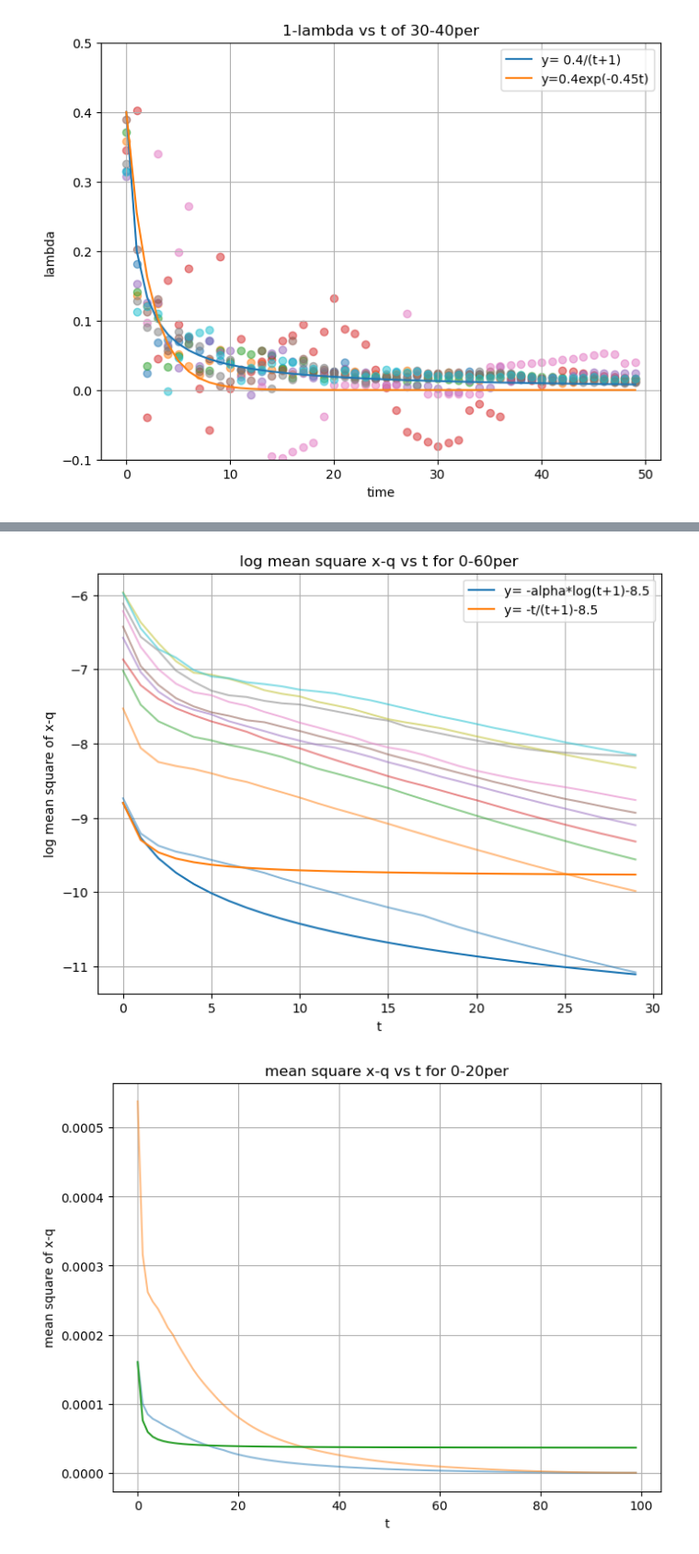
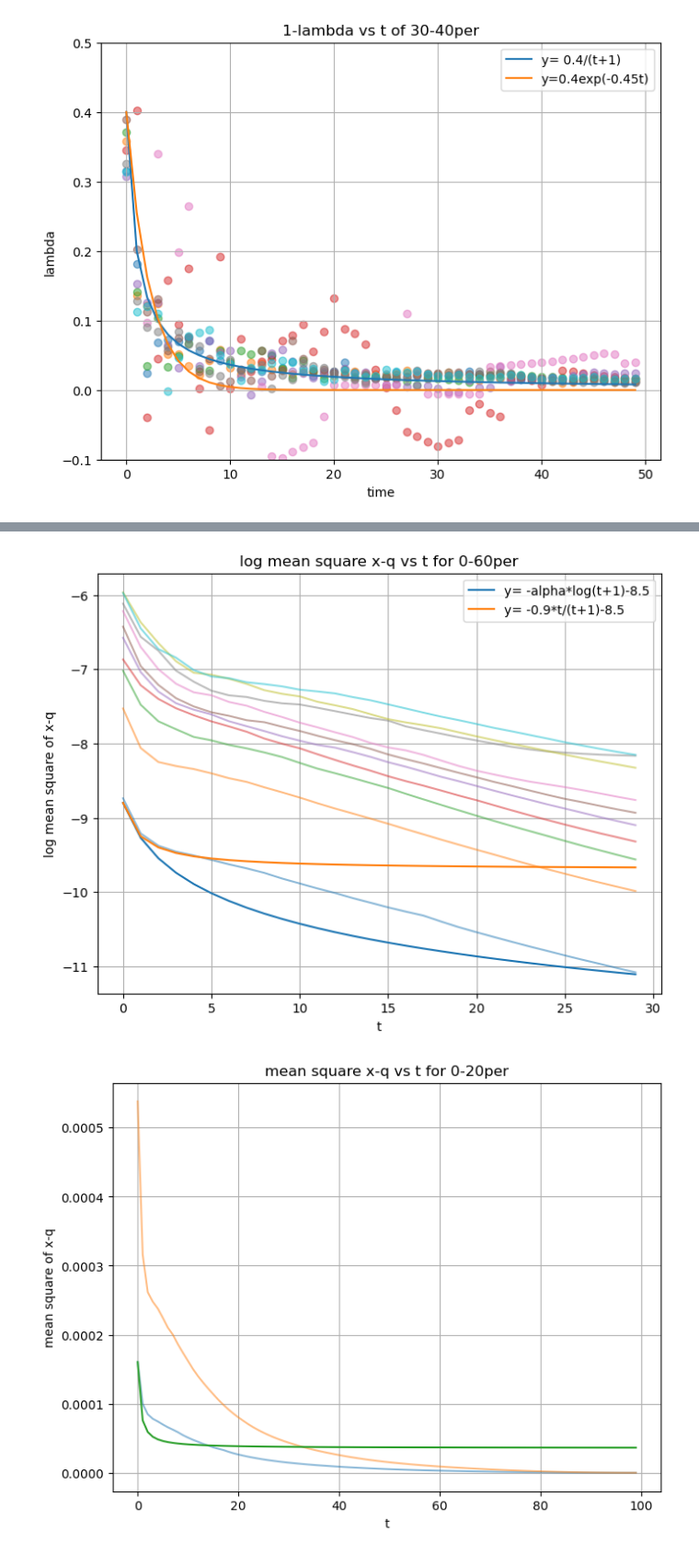
Before and after one commit to LABO-M/horserace, a Jupyter notebook: keiba17.ipynb, the cells around one changed output, grey strips where cells are left out. Shown at 92% size. Drawn from its saved outputs; the diff is of its cells as text; code cells hidden in the pictures.

```diff
--- a/keiba17.ipynb
+++ b/keiba17.ipynb
@@ -964,0 +971,23 @@ plt.show()
+# %%
+plt.figure(figsize=(8, 6))
+
+t = np.arange(0, 99)
+
+for i in range(40,60):
+    x = lambda_list[i][0:99]
+    plt.scatter(t, -x, alpha=0.5)
+
+z = 0.4/(t+1)
+plt.plot(t,z, label="y= 0.4/(t+1)")
+
+w = 0.4* np.exp(-0.45*t)
+plt.plot(t,w, label="y=0.4exp(-0.45t)")
+
+q = 0.7*np.exp(-0.5*(t+1))-0.0003*(t+1)
+plt.plot(t,q, label="y=0.3exp(-2(t+1))-0.003(t+1)")
+plt.xlabel("time")
+plt.ylabel("lambda")
+plt.title("1-lambda vs t of 40-60per")
+plt.grid(True)
+plt.legend()
+plt.show()
@@ -965,27 +996,27 @@ plt.show()
 # %%
 plt.figure(figsize=(8, 6))
 
 t = np.arange(0, 30)
 
 for i in range(0,10):
     y = log_mean_square_x_q_list[i][0:30]
     plt.plot(t,y,alpha=0.5)
 
 
 z = -(alpha_est_list[0]*np.log(t+1))-8.8
 plt.plot(t,z, label="y= -alpha*log(t+1)-8.5")
 
-w = -t/(t+1)-8.8
-plt.plot(t,w, label="y= -t/(t+1)-8.5")
+w = -0.9*t/(t+1)-8.8
+plt.plot(t,w, label="y= -0.9*t/(t+1)-8.5")
 
 plt.xlabel("t")
 plt.ylabel("log mean square of x-q")
 plt.title("log mean square x-q vs t for 0-60per")
 plt.grid(True)
 plt.legend()
 plt.show()
 # %% [output]
-[figure, old version]
+[figure, new version]
 # %%
 plt.figure(figsize=(8, 6))
 
```
Also changed, not shown: parts of 3 cells of this notebook.
